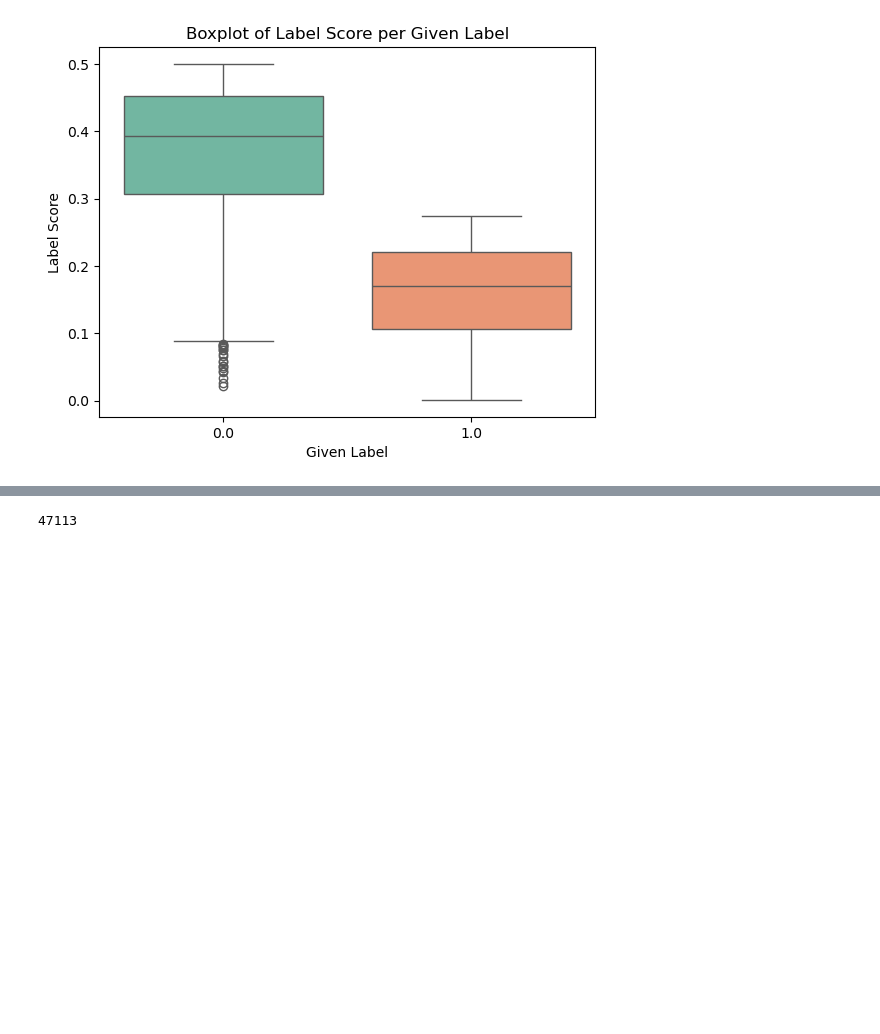
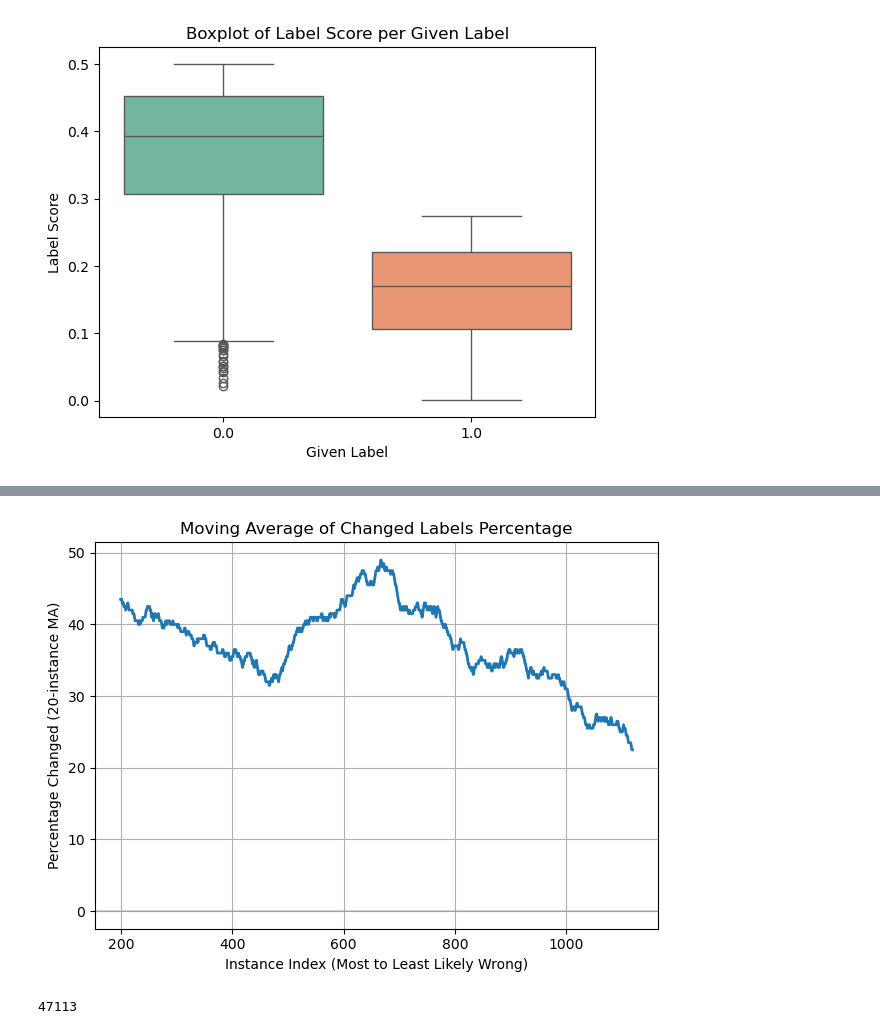
Before and after one commit to lino-zurmuehl/Master_Thesis_Dogwhistle, a Jupyter notebook: First_EDA.ipynb, the cells around one changed output, grey strips where cells are left out. Drawn from its saved outputs; the diff is of its cells as text; code cells hidden in the pictures; blank space fills up the shorter version.

```diff
--- a/First_EDA.ipynb
+++ b/First_EDA.ipynb
@@ -331,3 +331,21 @@ plt.show()
+# %%
+
+changed_labels = reviewed_labels['updated'].rolling(window=200).mean() * 100
+
+# Create the plot
+plt.plot(changed_labels, linewidth=2)
+plt.title('Moving Average of Changed Labels Percentage')
+plt.xlabel('Instance Index (Most to Least Likely Wrong)')
+plt.ylabel('Percentage Changed (20-instance MA)')
+plt.grid(True)
+
+# Add horizontal line at y=0 for reference
+plt.axhline(y=0, color='gray', linestyle='-', alpha=0.3)
+
+plt.tight_layout()
+plt.show()
+# %% [output]
+[figure, added]
 # %%
 potential_wrong_label = pd.read_csv('vetting_instances/potential_wrong_label.csv')
 # %%
```
Also changed, not shown: parts of 24 cells of this notebook, 5 other files.
